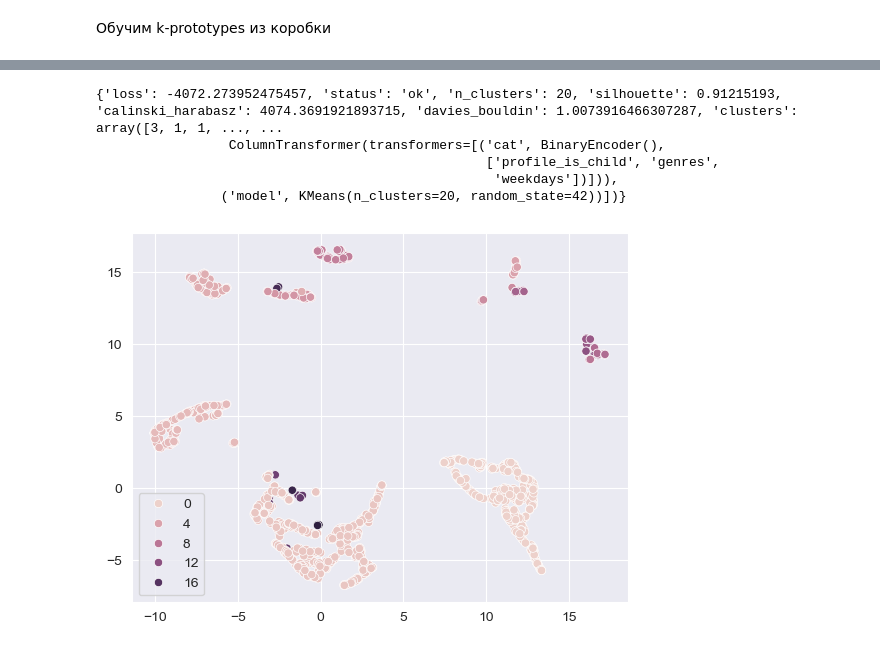
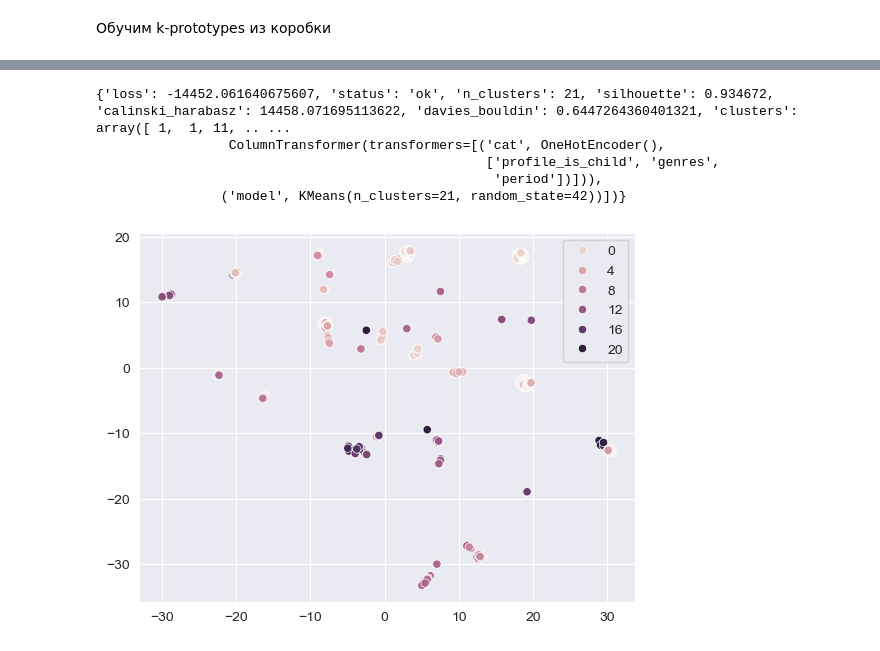
Before and after one commit to Patrick7777777/users_segmentation, a Jupyter notebook: main.ipynb, the cells around one changed output, grey strips where cells are left out. Drawn from its saved outputs; the diff is of its cells as text; code cells hidden in the pictures.

```diff
--- a/main.ipynb
+++ b/main.ipynb
@@ -263,6 +334,4 @@ dtype: float64
 # %%
-# final_cat_cols = cat_cols.drop(['period', 'weekdays'])
-final_cat_cols = cat_cols.drop(['cls', 'device', 'period'])
-# final_cat_cols = cat_cols.drop(['cls', 'device'])
+final_cat_cols = cat_cols.drop(feat_importance[-3:].index.tolist())
 draw_clusters(df[final_cat_cols])
 # %% [output]
@@ -369,6 +418,5 @@ draw_clusters(df[combined_cols])
 # %%
-from prince import PCA
-pca = PCA(n_components=len(df[num_cols].columns), rescale_with_mean=True, rescale_with_std=True, random_state=42, engine='sklearn')
+pca = PCA(engine='sklearn')
 pca.fit(df[num_cols])
 loadings = pca.column_correlations
 explained_var = pca.eigenvalues_
@@ -396,9 +433,7 @@ dtype: float64
 # %% [markdown]
 Удалим наименее важные признаки из числовых и категориальных
 # %%
-
-# final_combined_cols = combined_cols.drop(['cls', 'mean_progress'])
-final_combined_cols = combined_cols.drop(['', 'negative'])
+final_combined_cols = combined_cols.drop(feature_importance[-2:].index.to_list())
 X = df[final_combined_cols].head(num_rows)
 X.head()
 # %% [output]
@@ -531,15 +571,8 @@ plt.show()
 # %%
-# cat_features = final_cat_cols.drop('cls').tolist()
 cat_features = final_cat_cols.tolist()
 num_features = final_combined_cols.drop(cat_features).tolist()
-X = df[final_combined_cols].tail(1500)
+X = df[final_combined_cols]
 # %%
-from hyperopt import STATUS_OK
-from sklearn.pipeline import Pipeline
-from sklearn.cluster import KMeans, BisectingKMeans
-import category_encoders as ce
-from sklearn.compose import ColumnTransformer
-
 models = {
     'bisecting_kmeans': BisectingKMeans,
     'kmeans': KMeans
@@ -564,7 +597,7 @@ def objective_compare(params):
     pl.fit(X)
     clrs = pl.predict(X)
     ss, chs, dbi = scores_calc(X, clrs, 'precomputed')
-    penalty = 0.1 * n_clrs
+    penalty = 0.3 * n_clrs
     return {
             'loss': -ss + dbi - chs + penalty,
             'status': STATUS_OK,
@@ -583,19 +616,19 @@ space = {
     'encoder': hp.choice('encoder', list(encoders.keys()))
 }
 trials = Trials()
-best = fmin(fn=objective_compare, space=space, algo=tpe.suggest, max_evals=35, trials=trials)
+best = fmin(fn=objective_compare, space=space, algo=tpe.suggest, max_evals=40, trials=trials)
 print(trials.best_trial['result'])
 # %% [output]
-{'loss': -4072.273952475457, 'status': 'ok', 'n_clusters': 20, 'silhouette': 0.91215193, 'calinski_harabasz': 4074.3691921893715, 'davies_bouldin': 1.0073916466307287, 'clusters': array([3, 1, 1, ..., ...
-                 ColumnTransformer(transformers=[('cat', BinaryEncoder(),
+{'loss': -14452.061640675607, 'status': 'ok', 'n_clusters': 21, 'silhouette': 0.934672, 'calinski_harabasz': 14458.071695113622, 'davies_bouldin': 0.6447264360401321, 'clusters': array([ 1,  1, 11, .. ...
+                 ColumnTransformer(transformers=[('cat', OneHotEncoder(),
                                                   ['profile_is_child', 'genres',
-                                                   'weekdays'])])),
-                ('model', KMeans(n_clusters=20, random_state=42))])}
+                                                   'period'])])),
+                ('model', KMeans(n_clusters=21, random_state=42))])}
 # %%
 clusters = trials.best_trial['result']['clusters']
-gm = gower_matrix(X)
-emb = umap.UMAP(metric='precomputed').fit_transform(gm)
+gm_means = gower_matrix(X)
+emb = umap.UMAP(metric='precomputed').fit_transform(gm_means)
 sns.scatterplot(x=emb[:, 0], y=emb[:, 1], hue=clusters)
 plt.show()
 # %% [output]
-[figure, old version]
+[figure, new version]
```
Also changed, not shown: parts of 52 cells of this notebook, 2 other files.
